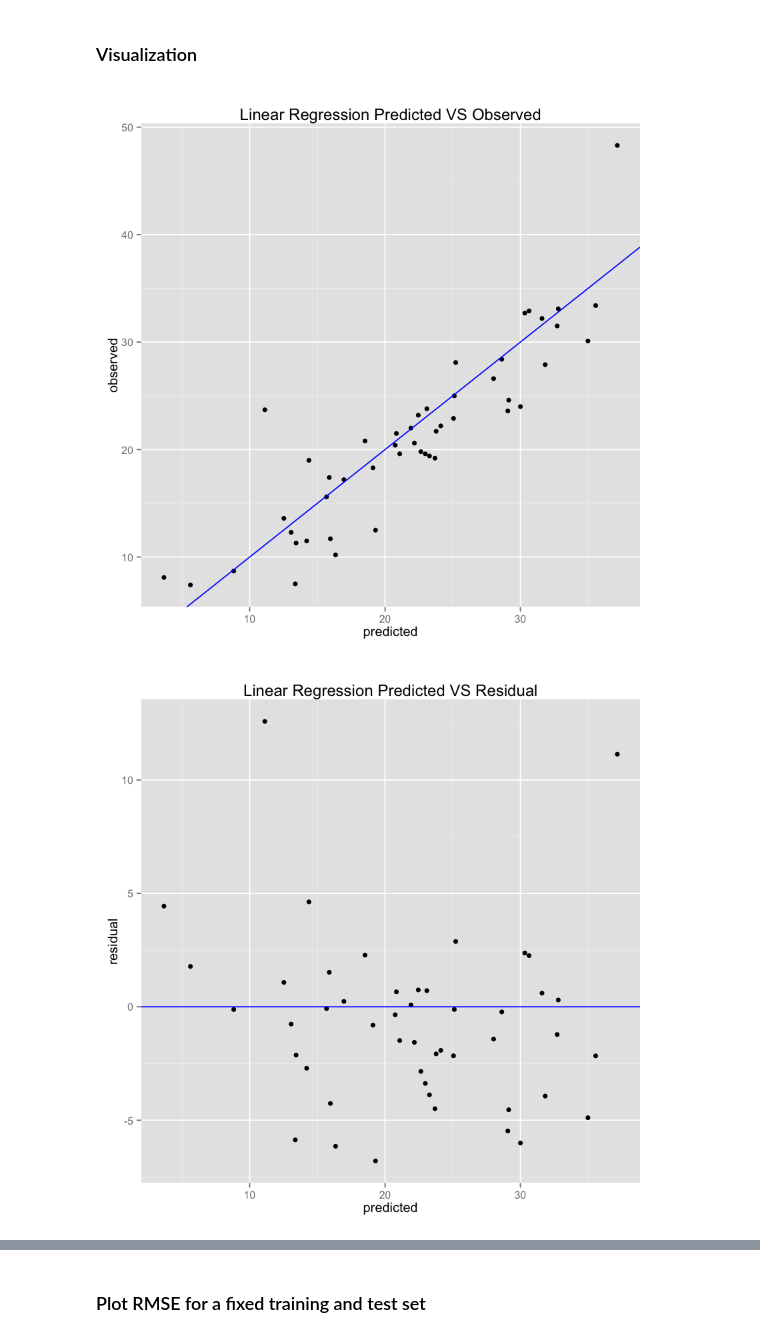
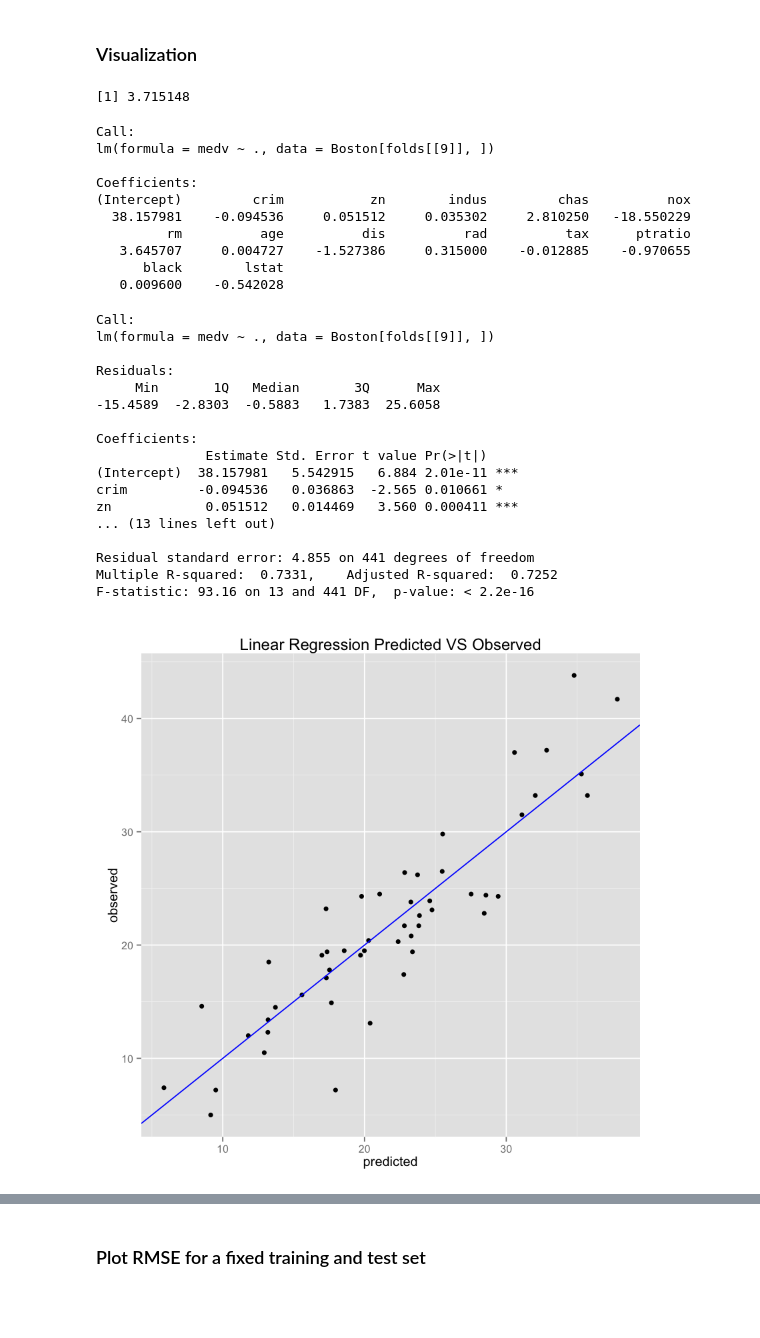
Before and after one commit to hc934/EE_219, a Jupyter notebook: hw1.ipynb, the cells around one changed output, grey strips where cells are left out. Drawn from its saved outputs; the diff is of its cells as text; code cells hidden in the pictures; blank space fills up the shorter version.

```diff
--- a/hw1.ipynb
+++ b/hw1.ipynb
@@ -129,20 +122,54 @@ mean.rmse
 [1] 4.841861
 # %% [markdown]
 ### Visualization
+# %%
+set.seed(100)
+folds <- createFolds(Boston$medv, k = 10, list = TRUE, returnTrain = TRUE)
+model <- lm(medv ~ ., data=Boston[folds[[9]],])
+testset <- Boston[-folds[[9]],]
+predictions <- predict(object=model, newdata=testset)
+pred_err <- rmse(predictions,testset$medv)
+pred_err
+# %% [output]
+[1] 3.715148
+# %%
+model
+# %% [output]
+Call:
+lm(formula = medv ~ ., data = Boston[folds[[9]], ])
+
+Coefficients:
+(Intercept)         crim           zn        indus         chas          nox
+  38.157981    -0.094536     0.051512     0.035302     2.810250   -18.550229
+         rm          age          dis          rad          tax      ptratio
+   3.645707     0.004727    -1.527386     0.315000    -0.012885    -0.970655
+      black        lstat
+   0.009600    -0.542028
+# %%
+summary(model)
+# %% [output]
+Call:
+lm(formula = medv ~ ., data = Boston[folds[[9]], ])
+
+Residuals:
+     Min       1Q   Median       3Q      Max
+-15.4589  -2.8303  -0.5883   1.7383  25.6058
+
+Coefficients:
+              Estimate Std. Error t value Pr(>|t|)
+(Intercept)  38.157981   5.542915   6.884 2.01e-11 ***
+crim         -0.094536   0.036863  -2.565 0.010661 *
+zn            0.051512   0.014469   3.560 0.000411 ***
+... (13 lines left out)
+
+Residual standard error: 4.855 on 441 degrees of freedom
+Multiple R-squared:  0.7331,    Adjusted R-squared:  0.7252
+F-statistic: 93.16 on 13 and 441 DF,  p-value: < 2.2e-16
 # %%
-# visulization the performance of the model
-# library(ggplot2)
-# df_lm <- data.frame(predicted = lmPred, observed = testset$medv)
-# ggplot(df_lm, aes(x = predicted, y = observed)) +
-#   geom_point() +
-#   geom_abline(intercept = 0, slope = 1, colour = "blue") +
-#   ggtitle("Linear Regression Predicted VS Observed")
-
-# df_lm2 <- data.frame(predicted = lmPred, residual = testset$medv - lmPred)
-# ggplot(df_lm2, aes(x = predicted, y = residual)) +
-#   geom_point() +
-#   geom_hline(yintercept = 0, colour = "blue") +
-#   ggtitle("Linear Regression Predicted VS Residual")
+df_lm <- data.frame(predicted = predictions, observed = testset$medv)
+ggplot(df_lm, aes(x = predicted, y = observed)) +
+  geom_point() +
+  geom_abline(intercept = 0, slope = 1, colour = "blue") +
+  ggtitle("Linear Regression Predicted VS Observed")
 # %% [output]
-[figure, old version]
+[figure, new version]
-[figure, removed]
```
Also changed, not shown: parts of 18 cells of this notebook, 1 other file.
